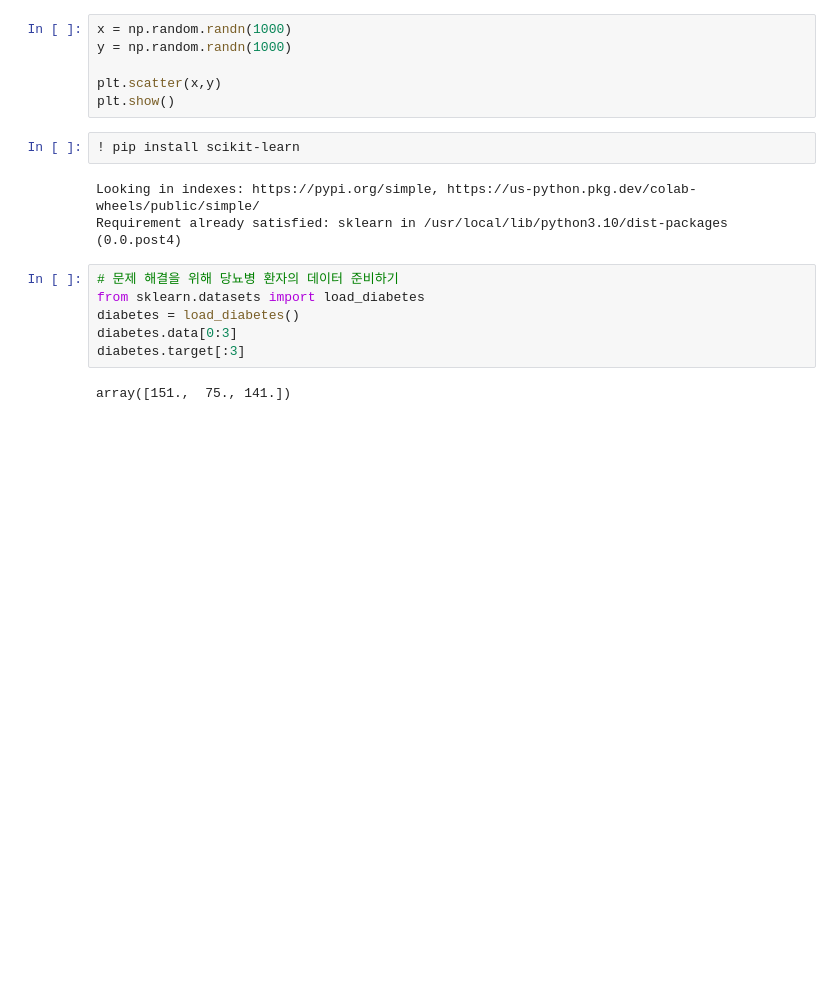
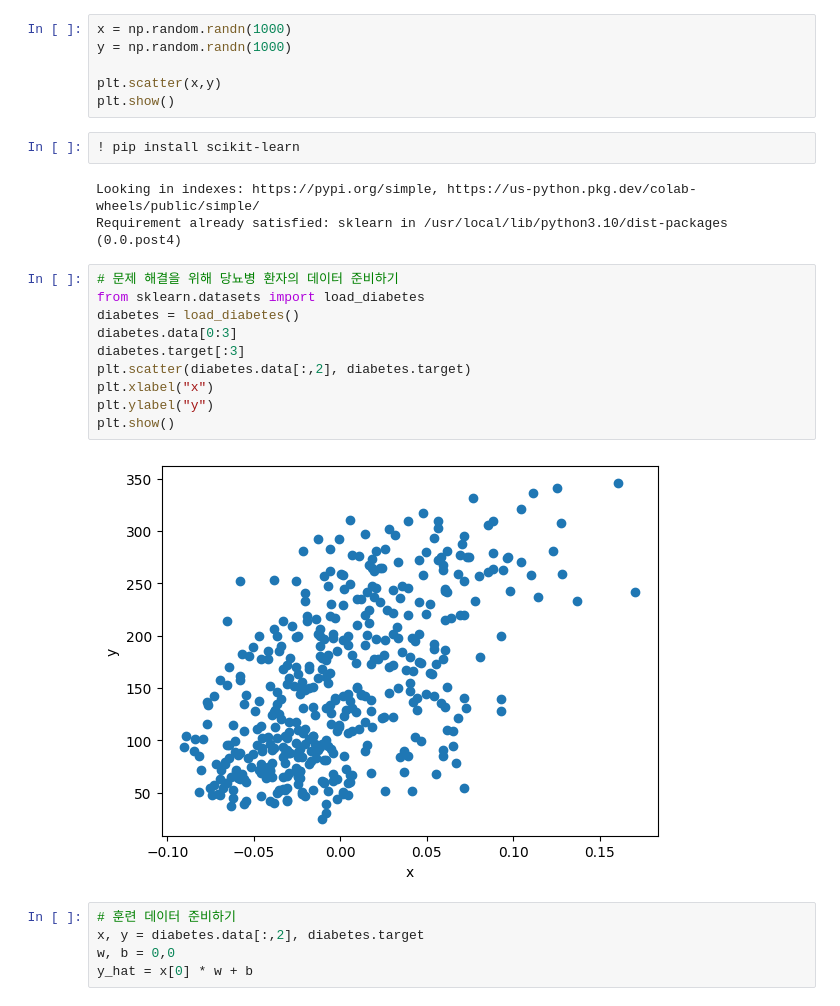
Before and after one commit to newkincode/Inbuff, a Jupyter notebook: Untitled0.ipynb, the cells around one changed output. Drawn from its saved outputs; the diff is of its cells as text; blank space fills up the shorter version.

```diff
--- a/Untitled0.ipynb
+++ b/Untitled0.ipynb
@@ -31,8 +35,17 @@ Requirement already satisfied: sklearn in /usr/local/lib/python3.10/dist-package
 # %%
 # 문제 해결을 위해 당뇨병 환자의 데이터 준비하기
 from sklearn.datasets import load_diabetes
 diabetes = load_diabetes()
 diabetes.data[0:3]
 diabetes.target[:3]
+plt.scatter(diabetes.data[:,2], diabetes.target)
+plt.xlabel("x")
+plt.ylabel("y")
+plt.show()
 # %% [output]
-array([151.,  75., 141.])
+[figure, added]
+# %%
+# 훈련 데이터 준비하기
+x, y = diabetes.data[:,2], diabetes.target
+w, b = 0,0
+y_hat = x[0] * w + b
```
Also changed, not shown: parts of 2 cells of this notebook.
